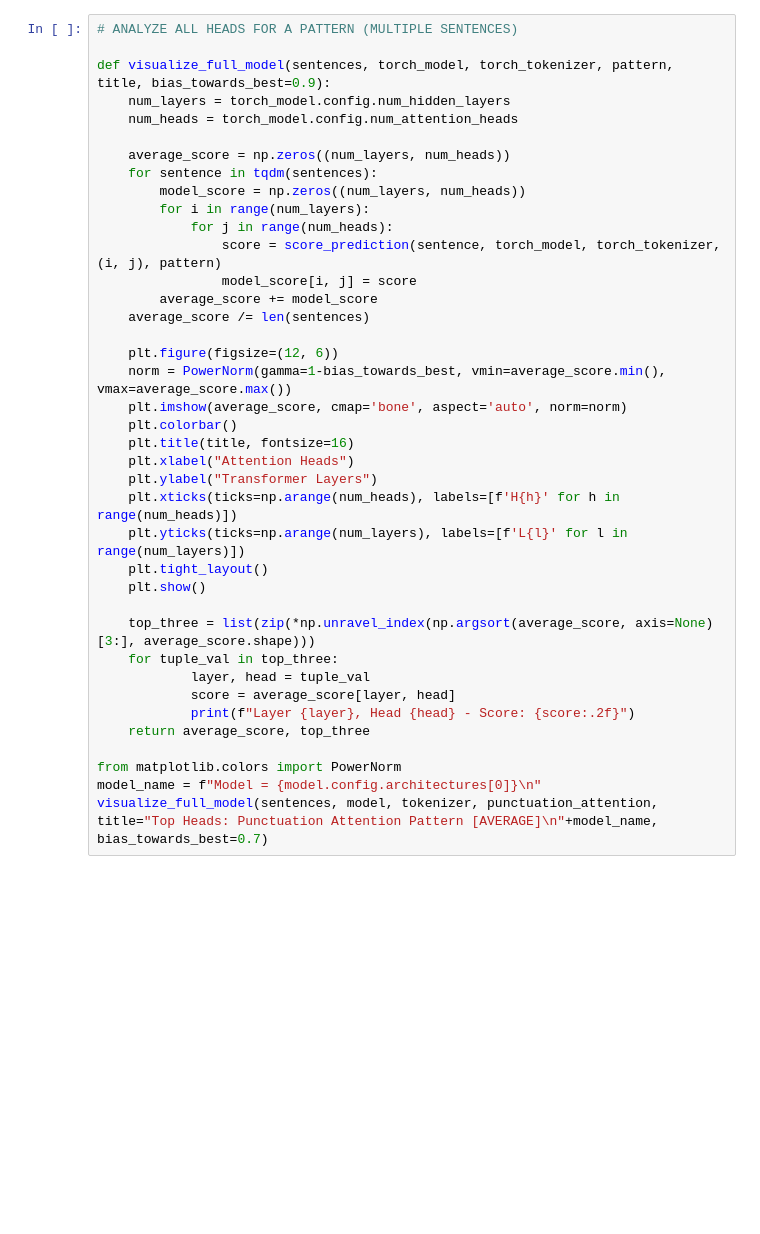
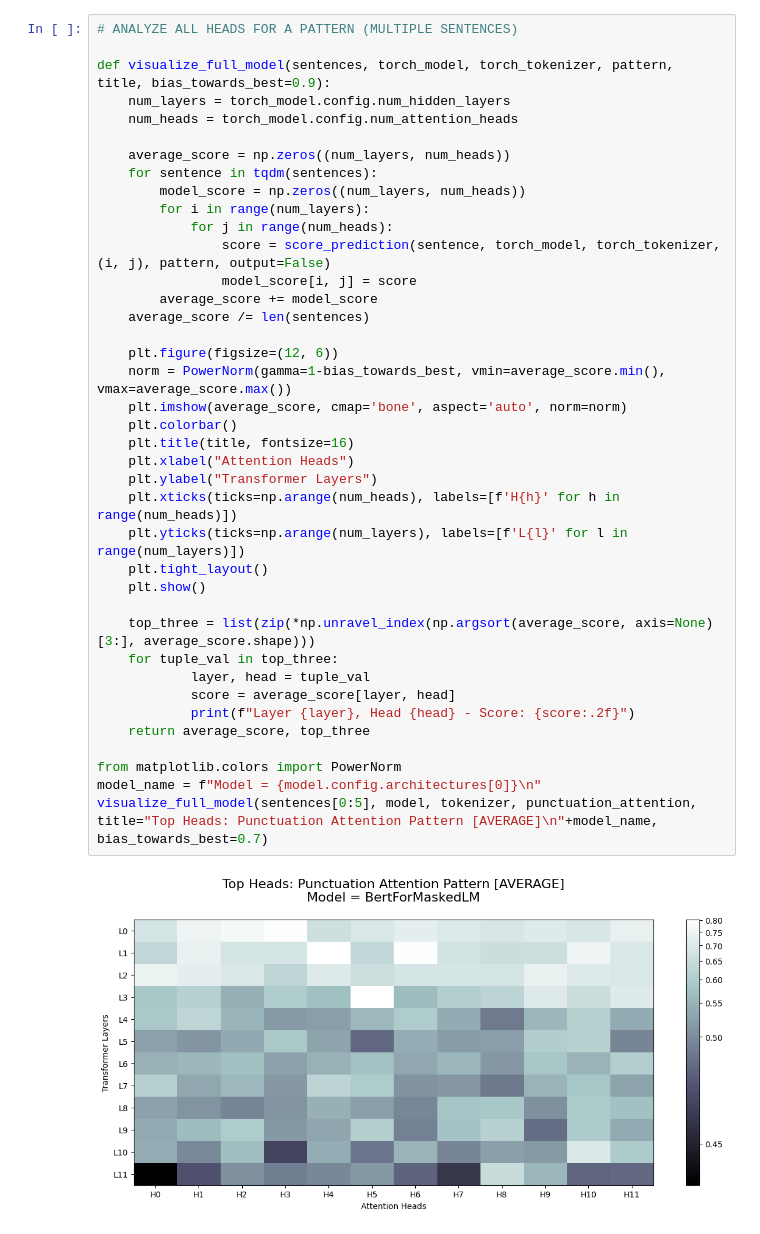
Before and after one commit to AmiriHayes/LLM-Interpretability, a Jupyter notebook: interpetability.ipynb, the cells around one changed output. Cells and saved outputs as stored; diff of their text form; blank space fills up the shorter version.

```diff
--- a/interpetability.ipynb
+++ b/interpetability.ipynb
@@ -252,32 +360,34 @@ def visualize_full_model(sentences, torch_model, torch_tokenizer, pattern, title
     average_score = np.zeros((num_layers, num_heads))
     for sentence in tqdm(sentences):
         model_score = np.zeros((num_layers, num_heads))
         for i in range(num_layers):
             for j in range(num_heads):
-                score = score_prediction(sentence, torch_model, torch_tokenizer, (i, j), pattern)
+                score = score_prediction(sentence, torch_model, torch_tokenizer, (i, j), pattern, output=False)
                 model_score[i, j] = score
         average_score += model_score
     average_score /= len(sentences)
 
     plt.figure(figsize=(12, 6))
     norm = PowerNorm(gamma=1-bias_towards_best, vmin=average_score.min(), vmax=average_score.max())
     plt.imshow(average_score, cmap='bone', aspect='auto', norm=norm)
     plt.colorbar()
     plt.title(title, fontsize=16)
     plt.xlabel("Attention Heads")
     plt.ylabel("Transformer Layers")
     plt.xticks(ticks=np.arange(num_heads), labels=[f'H{h}' for h in range(num_heads)])
     plt.yticks(ticks=np.arange(num_layers), labels=[f'L{l}' for l in range(num_layers)])
     plt.tight_layout()
     plt.show()
 
     top_three = list(zip(*np.unravel_index(np.argsort(average_score, axis=None)[3:], average_score.shape)))
     for tuple_val in top_three:
             layer, head = tuple_val
             score = average_score[layer, head]
             print(f"Layer {layer}, Head {head} - Score: {score:.2f}")
     return average_score, top_three
 
 from matplotlib.colors import PowerNorm
 model_name = f"Model = {model.config.architectures[0]}\n"
-visualize_full_model(sentences, model, tokenizer, punctuation_attention, title="Top Heads: Punctuation Attention Pattern [AVERAGE]\n"+model_name, bias_towards_best=0.7)
+visualize_full_model(sentences[0:5], model, tokenizer, punctuation_attention, title="Top Heads: Punctuation Attention Pattern [AVERAGE]\n"+model_name, bias_towards_best=0.7)
+# %% [output]
+[figure, added]
```
Also changed, not shown: parts of 13 cells of this notebook.
